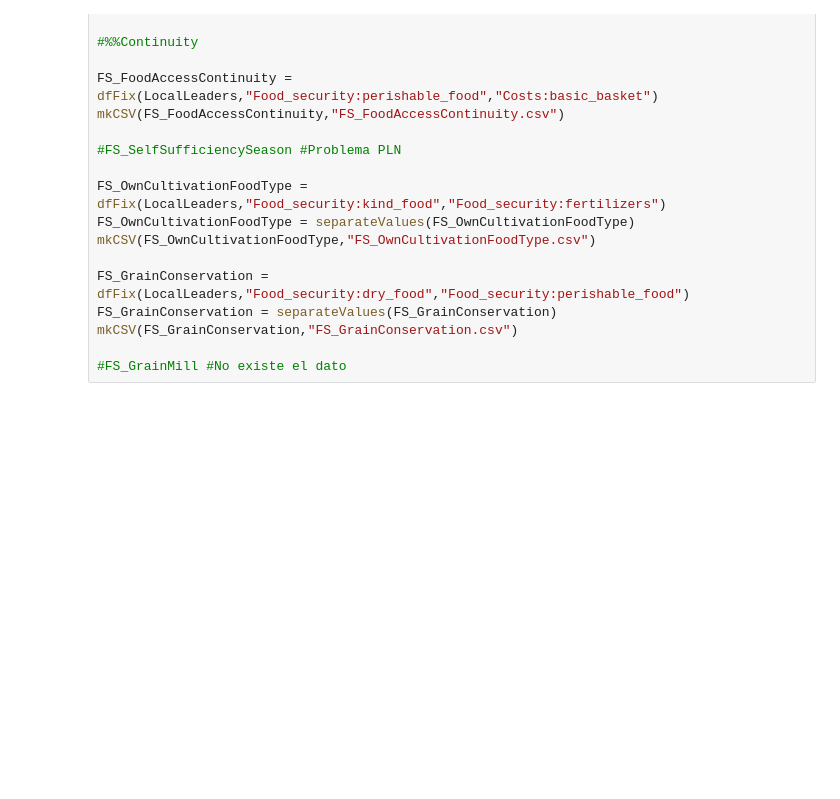
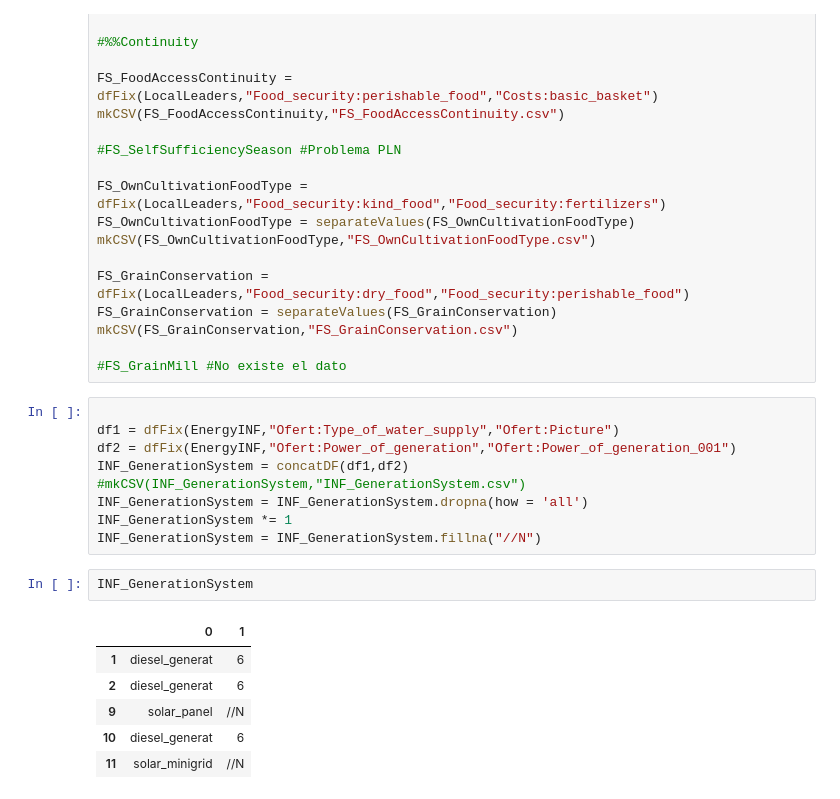
Before and after one commit to guillermosanchezg/NAUTIA, a Jupyter notebook: DesarrolloPy/NotebookTransform.ipynb, the cells around one changed output. Drawn from its saved outputs; the diff is of its cells as text; blank space fills up the shorter version.

```diff
--- a/DesarrolloPy/NotebookTransform.ipynb
+++ b/DesarrolloPy/NotebookTransform.ipynb
@@ -902,3 +902,21 @@ FS_GrainConservation = separateValues(FS_GrainConservation)
 mkCSV(FS_GrainConservation,"FS_GrainConservation.csv")
 
 #FS_GrainMill #No existe el dato
+# %%
+
+df1 = dfFix(EnergyINF,"Ofert:Type_of_water_supply","Ofert:Picture")
+df2 = dfFix(EnergyINF,"Ofert:Power_of_generation","Ofert:Power_of_generation_001")
+INF_GenerationSystem = concatDF(df1,df2)
+#mkCSV(INF_GenerationSystem,"INF_GenerationSystem.csv")
+INF_GenerationSystem = INF_GenerationSystem.dropna(how = 'all')
+INF_GenerationSystem *= 1
+INF_GenerationSystem = INF_GenerationSystem.fillna("//N")
+# %%
+INF_GenerationSystem
+# %% [output]
+|  | 0 | 1 |
+| 1 | diesel_generat | 6 |
+| 2 | diesel_generat | 6 |
+| 9 | solar_panel | //N |
+| 10 | diesel_generat | 6 |
+| 11 | solar_minigrid | //N |
```
Also changed, not shown: parts of 2 cells of this notebook, 41 other files.
